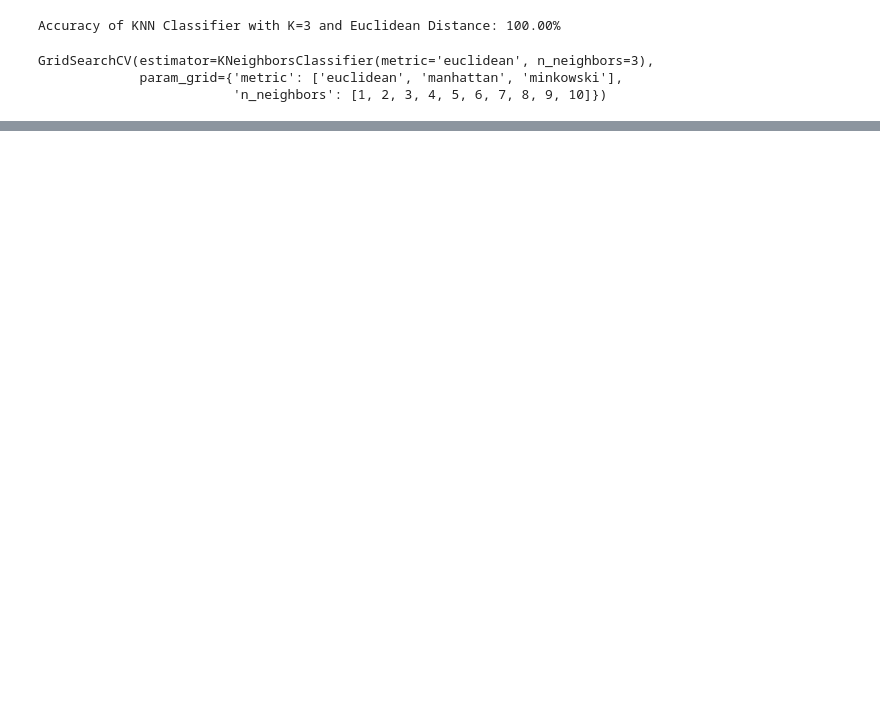
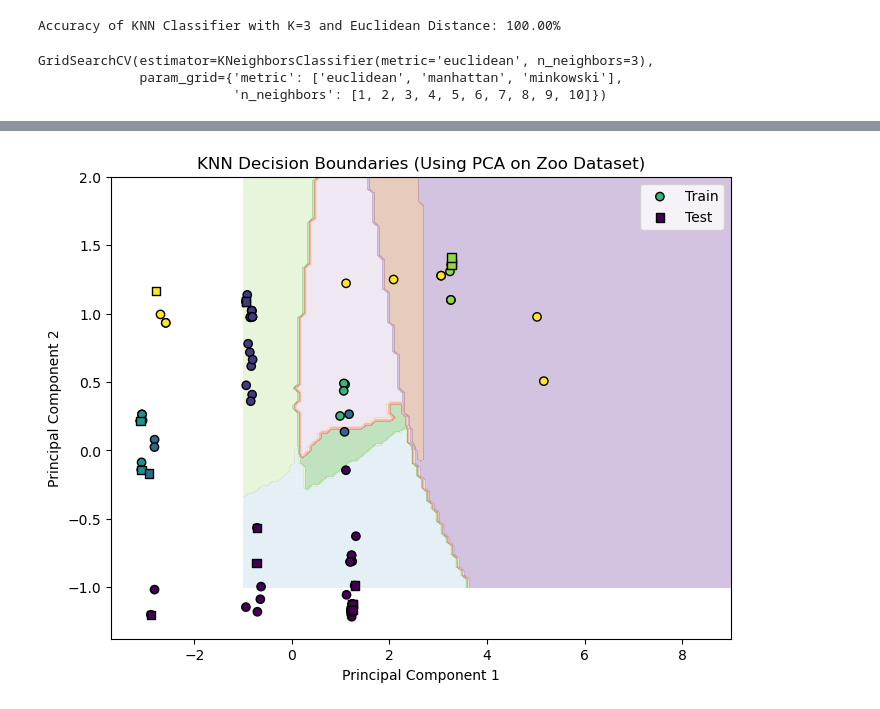
Before and after one commit to Ujjawal-AI/DataScience-Assignment, a Jupyter notebook: KNN_Assignment.ipynb, the cells around one changed output, grey strips where cells are left out. Saved outputs shown, nothing was run; the diff lists cells and outputs as text; code cells hidden in the pictures; blank space fills up the shorter version.

```diff
--- a/KNN_Assignment.ipynb
+++ b/KNN_Assignment.ipynb
@@ -317,0 +270,7 @@ leopard         1
+# %%
+# Convert to NumPy array (again, to avoid indexing errors)
+X_train = np.array(X_train)
+X_test = np.array(X_test)
+# Debugging: Print Shapes
+print("X_train shape:", X_train.shape)
+print("X_test shape:", X_test.shape)
@@ -317,0 +280,6 @@ leopard         1
+# %%
+# Create meshgrid
+x_min, x_max = X_train[:, 0].min() - 1, X_train[:, ].max() + 1
+y_min, y_max = X_train[:, 1].min() - 1, X_train[:, 1].max() + 1
+xx, yy = np.meshgrid(np.linspace(x_min, x_max, 100), np.linspace(y_min, y_max, 100))
+print(xx,yy)
@@ -317,0 +306,33 @@ leopard         1
+# %%
+# Select multiple features (excluding 'animal name' and 'type')
+feature_columns = df.columns[1:-1]  # Excluding 'animal name' and 'type'
+X_full = df[feature_columns].values
+y = df["type"].values
+# %%
+from sklearn.decomposition import PCA
+# Apply PCA to reduce to 2D
+pca = PCA(n_components=2)
+X_pca = pca.fit_transform(X_full)
+# %%
+# Split dataset
+X_train, X_test, y_train, y_test = train_test_split(X_pca, y, test_size=0.2, random_state=42)
+
+# Train KNN classifier
+knn = KNeighborsClassifier(n_neighbors=5)
+knn.fit(X_train, y_train)
+# Predict on mesh grid
+Z = knn.predict(np.c_[xx.ravel(), yy.ravel()])
+Z = Z.reshape(xx.shape)  # Reshape to match grid shape
+
+# Plot decision boundaries
+plt.figure(figsize=(8, 6))
+plt.contourf(xx, yy, Z, alpha=0.3, cmap=plt.cm.Paired)
+plt.scatter(X_train[:, 0], X_train[:, 1], c=y_train, edgecolors="k", label="Train")
+plt.scatter(X_test[:, 0], X_test[:, 1], c=y_test, edgecolors="k", marker="s", label="Test")
+plt.xlabel("Principal Component 1")
+plt.ylabel("Principal Component 2")
+plt.legend()
+plt.title("KNN Decision Boundaries (Using PCA on Zoo Dataset)")
+plt.show()
+# %% [output]
+[figure, added]
```
Also changed, not shown: parts of 23 cells of this notebook.
